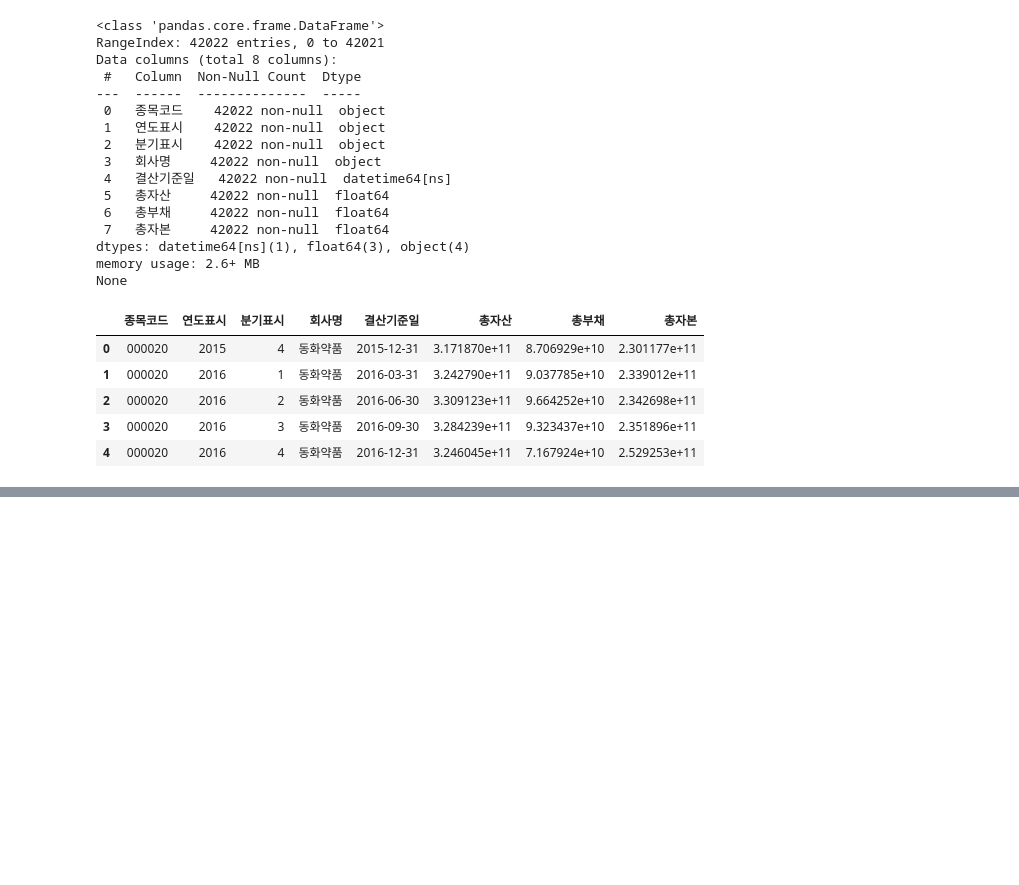
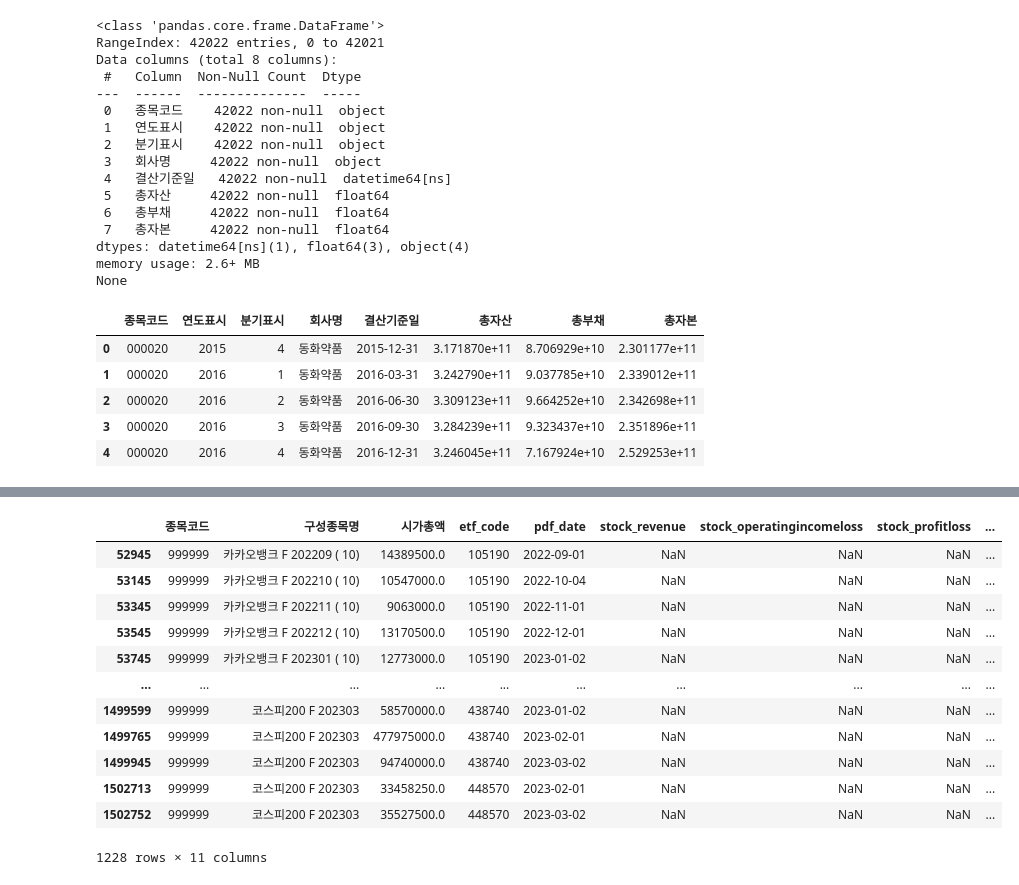
Before and after one commit to Ryong1998/snowball, a Jupyter notebook: 3_Data_Preparation.ipynb, the cells around one changed output, grey strips where cells are left out. Saved outputs shown, nothing was run; the diff lists cells and outputs as text; code cells hidden in the pictures; blank space fills up the shorter version.

```diff
--- a/3_Data_Preparation.ipynb
+++ b/3_Data_Preparation.ipynb
@@ -3288,0 +3425,16 @@ df_pdf_files.loc[15000:15001,:]
+# %%
+df_pdf_files.loc[df_pdf_files['종목코드']=='999999',:]
+# %% [output]
+|  | 종목코드 | 구성종목명 | 시가총액 | etf_code | pdf_date | stock_revenue | stock_operatingincomeloss | stock_profitloss | ... |
+| 52945 | 999999 | 카카오뱅크 F 202209 ( 10) | 14389500.0 | 105190 | 2022-09-01 | NaN | NaN | NaN | ... |
+| 53145 | 999999 | 카카오뱅크 F 202210 ( 10) | 10547000.0 | 105190 | 2022-10-04 | NaN | NaN | NaN | ... |
+| 53345 | 999999 | 카카오뱅크 F 202211 ( 10) | 9063000.0 | 105190 | 2022-11-01 | NaN | NaN | NaN | ... |
+| 53545 | 999999 | 카카오뱅크 F 202212 ( 10) | 13170500.0 | 105190 | 2022-12-01 | NaN | NaN | NaN | ... |
+| 53745 | 999999 | 카카오뱅크 F 202301 ( 10) | 12773000.0 | 105190 | 2023-01-02 | NaN | NaN | NaN | ... |
+| ... | ... | ... | ... | ... | ... | ... | ... | ... | ... |
+| 1499599 | 999999 | 코스피200 F 202303 | 58570000.0 | 438740 | 2023-01-02 | NaN | NaN | NaN | ... |
+| 1499765 | 999999 | 코스피200 F 202303 | 477975000.0 | 438740 | 2023-02-01 | NaN | NaN | NaN | ... |
+| 1499945 | 999999 | 코스피200 F 202303 | 94740000.0 | 438740 | 2023-03-02 | NaN | NaN | NaN | ... |
+| 1502713 | 999999 | 코스피200 F 202303 | 33458250.0 | 448570 | 2023-02-01 | NaN | NaN | NaN | ... |
+| 1502752 | 999999 | 코스피200 F 202303 | 35527500.0 | 448570 | 2023-03-02 | NaN | NaN | NaN | ... |
+1228 rows × 11 columns
```
Also changed, not shown: parts of 33 cells of this notebook.
